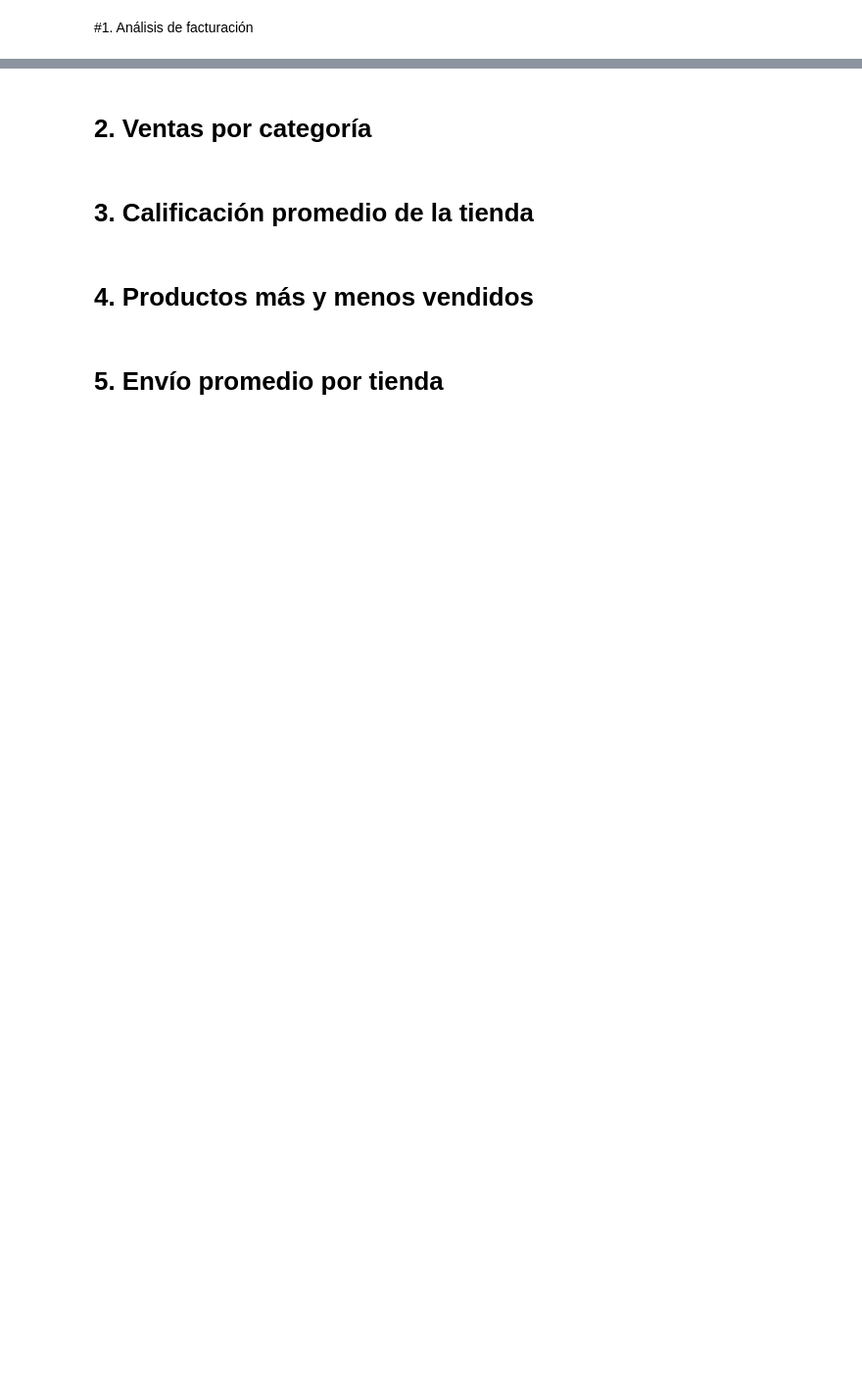
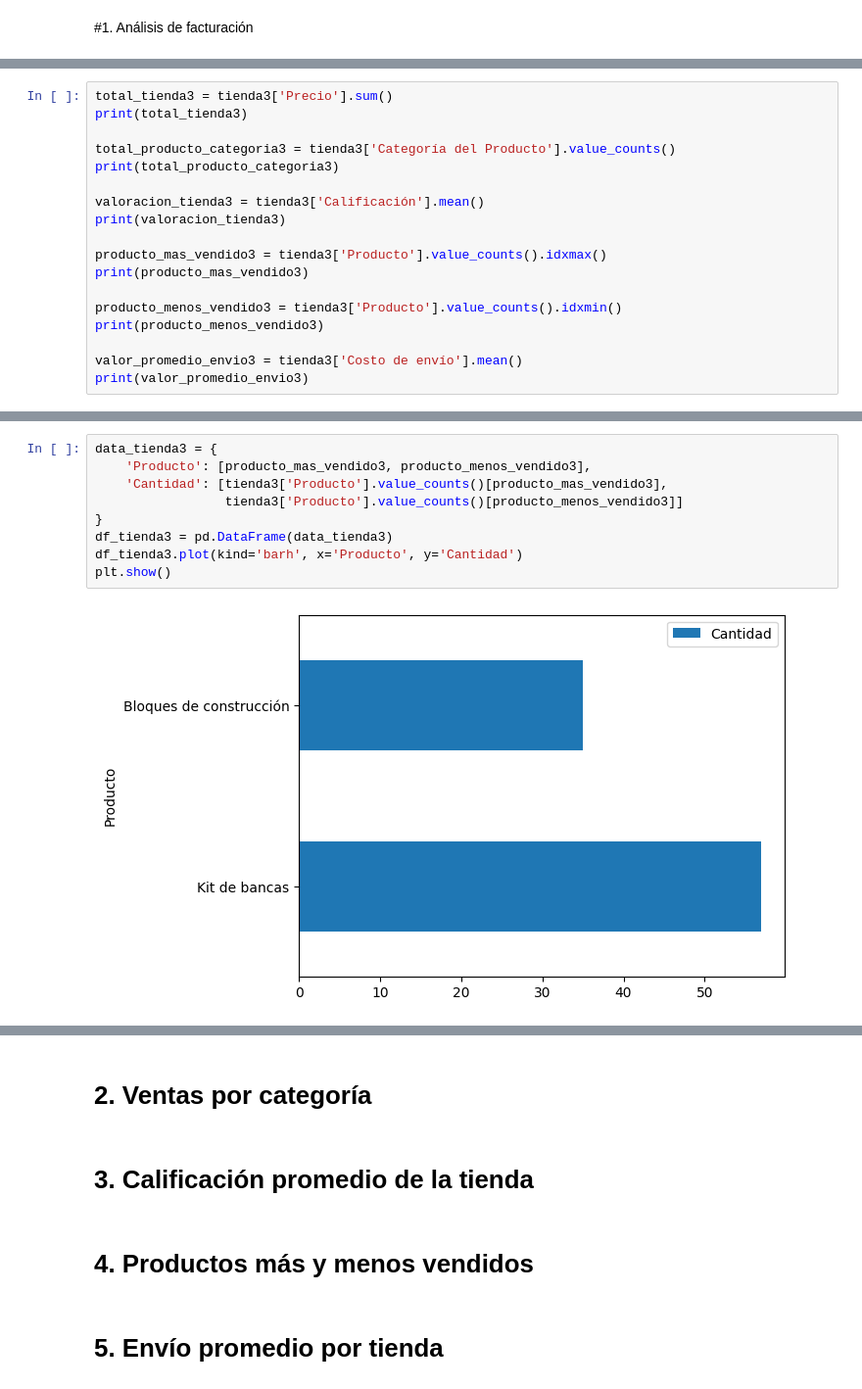
Before and after one commit to marianotorresleyva/challenge1-data-science-latam, a Jupyter notebook: AluraStoreLatam.ipynb, the cells around one changed output, grey strips where cells are left out. Shown at 98% size. Cells and saved outputs as stored; diff of their text form; blank space fills up the shorter version.

```diff
--- a/AluraStoreLatam.ipynb
+++ b/AluraStoreLatam.ipynb
@@ -25,0 +162,18 @@ tienda.head()
+# %%
+total_tienda3 = tienda3['Precio'].sum()
+print(total_tienda3)
+
+total_producto_categoria3 = tienda3['Categoría del Producto'].value_counts()
+print(total_producto_categoria3)
+
+valoracion_tienda3 = tienda3['Calificación'].mean()
+print(valoracion_tienda3)
+
+producto_mas_vendido3 = tienda3['Producto'].value_counts().idxmax()
+print(producto_mas_vendido3)
+
+producto_menos_vendido3 = tienda3['Producto'].value_counts().idxmin()
+print(producto_menos_vendido3)
+
+valor_promedio_envio3 = tienda3['Costo de envío'].mean()
+print(valor_promedio_envio3)
@@ -25,0 +196,11 @@ tienda.head()
+# %%
+data_tienda3 = {
+    'Producto': [producto_mas_vendido3, producto_menos_vendido3],
+    'Cantidad': [tienda3['Producto'].value_counts()[producto_mas_vendido3],
+                 tienda3['Producto'].value_counts()[producto_menos_vendido3]]
+}
+df_tienda3 = pd.DataFrame(data_tienda3)
+df_tienda3.plot(kind='barh', x='Producto', y='Cantidad')
+plt.show()
+# %% [output]
+[figure, added]
```
Also changed, not shown: parts of 16 cells of this notebook.
